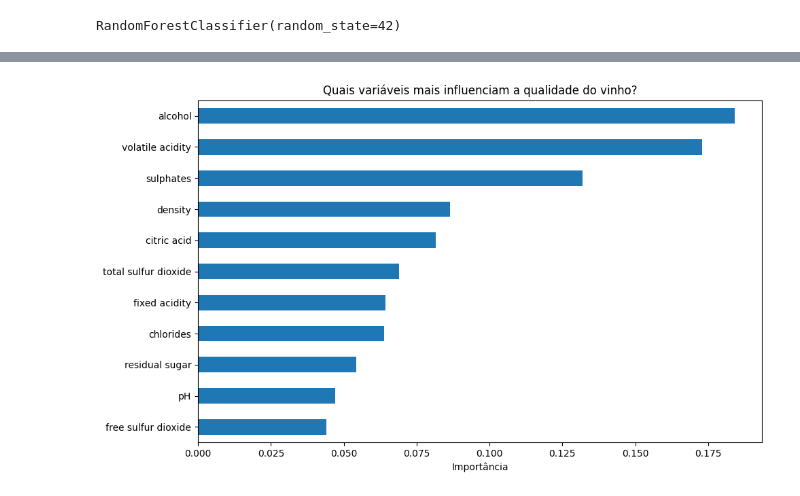
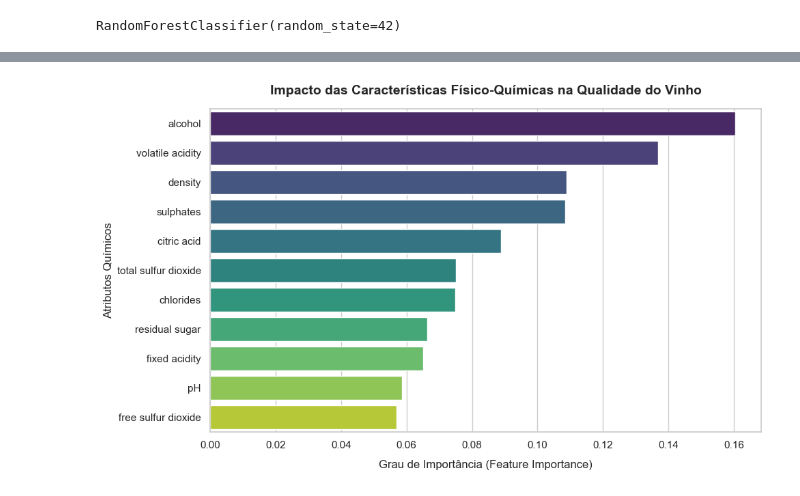
Before and after one commit to MayconNune/PosGraduacao_DataAnalytics---Machine-Learning---Grupo-31, a Jupyter notebook: models/randomforest.ipynb, the cells around one changed output, grey strips where cells are left out. Drawn from its saved outputs; the diff is of its cells as text; code cells hidden in the pictures.

```diff
--- a/models/randomforest.ipynb
+++ b/models/randomforest.ipynb
@@ -47,6 +49,9 @@ y = df['cluster_quality']
 # %%
 # Dividindo treino e teste
 X_train, X_test, y_train, y_test = train_test_split(
-    X, y, test_size=0.3, random_state=42
+    X, y,
+    test_size=0.3,
+    random_state=42,
+    stratify=y
 )
 # %% [markdown]
@@ -80,11 +80,11 @@ diferente, e combina os resultados.
 # Importando o modelo Random Forest
 from sklearn.ensemble import RandomForestClassifier
 # %%
-# Instanciando o modelo Random Forest e ajustando os hiperparâmetros
-rf = RandomForestClassifier(n_estimators=100, random_state=42)
+# Instanciando o modelo original (nosso Baseline)
+rf_original = RandomForestClassifier(n_estimators=100, random_state=42)
 # %%
-# Treinando o modelo
-rf.fit(X_train, y_train)
+# Treinando o modelo com a base estratificada
+rf_original.fit(X_train, y_train)
 # %% [output]
 RandomForestClassifier(random_state=42)
 # %%
@@ -611,21 +636,37 @@ Esse resultado responde diretamente à pergunta do desafio:
 # %%
-# Feature importance
 import matplotlib.pyplot as plt
+import seaborn as sns
+import pandas as pd
 
-# Feature importance — Modelo Otimizado
+# Extraindo a importância das variáveis diretamente do meu modelo campeão (Original)
 importancias = pd.Series(
-    rf_otimizado.feature_importances_,  # <- só isso muda
+    rf_original.feature_importances_,
     index=X.columns
-).sort_values(ascending=True)
+).sort_values(ascending=False)  # Ordenando do maior para o menor para o fluxo de leitura
 
+# Configurando o estilo visual do gráfico
 plt.figure(figsize=(10, 6))
-importancias.plot(kind='barh')
-plt.title('Quais variáveis mais influenciam a qualidade do vinho?')
-plt.xlabel('Importância')
+sns.set_theme(style="whitegrid")
+
+# Criando o gráfico de barras com um degradê de cores
+sns.barplot(
+    x=importancias.values,
+    y=importancias.index,
+    palette="viridis",
+    hue=importancias.index,
+    legend=False
+)
+
+# Customização de títulos e eixos
+plt.title('Impacto das Características Físico-Químicas na Qualidade do Vinho', fontsize=14, fontweight='bold', pad=15)
+plt.xlabel('Grau de Importância (Feature Importance)', fontsize=12, labelpad=10)
+plt.ylabel('Atributos Químicos', fontsize=12)
+
+# Ajuste fino para não cortar rótulos
 plt.tight_layout()
 plt.show()
 # %% [output]
-[figure, old version]
+[figure, new version]
 # %% [markdown]
 ## 📝 Conclusões Finais
 
```
Also changed, not shown: parts of 34 cells of this notebook, 1 other file.
